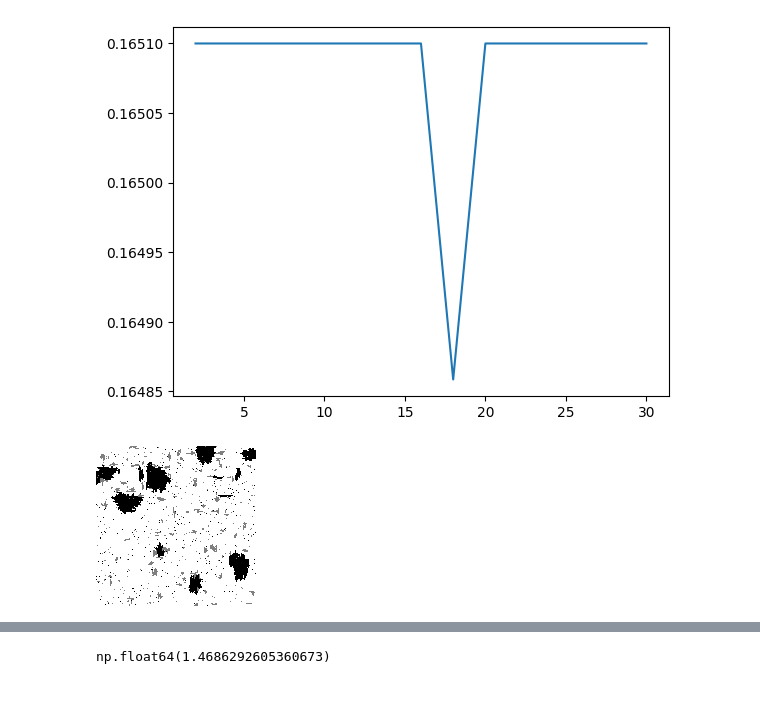
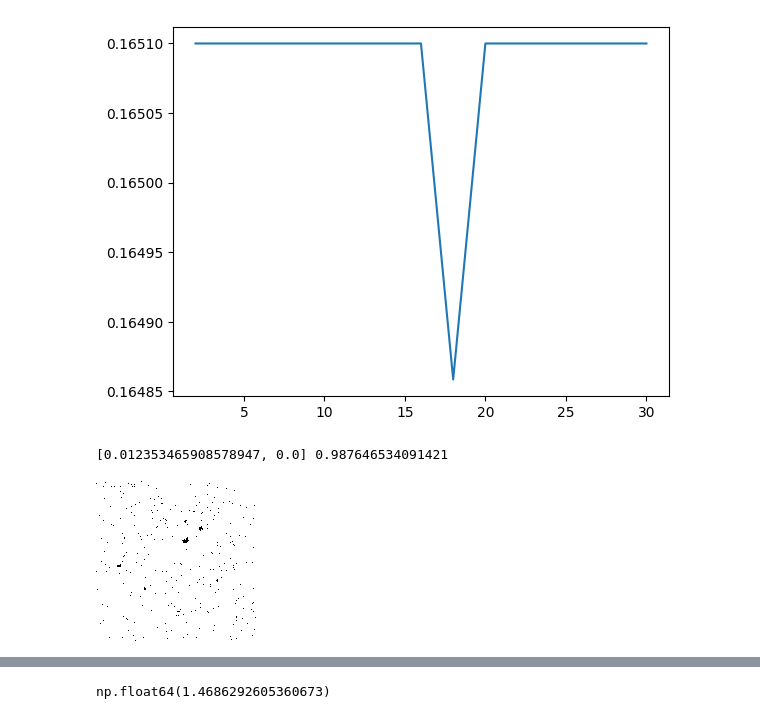
Before and after one commit to AadiDev005/Paraffin-EG-Model, a Jupyter notebook: dataset_generator.ipynb, the cells around one changed output, grey strips where cells are left out. Drawn from its saved outputs; the diff is of its cells as text; code cells hidden in the pictures.

```diff
--- a/dataset_generator.ipynb
+++ b/dataset_generator.ipynb
@@ -119,11 +121,14 @@ def generateSample3(rows, cols, coreProb, growthProb, wtPercent):
 
     return grid
 
-def generateHybridSample(rows, cols, coreProbs, growthProbs, vols):
+def generateHybridSample2(rows, cols, coreProbs, growthProbs, wts, densities, absorptionRates, nonGrowthDensity):
     numMaterials=len(coreProbs)
     materials=[i/numMaterials for i in range(numMaterials)]
     grid=[[1]*cols for i in range(rows)]
     cores=[[] for i in range(numMaterials)]
+    totVol=sum([wt/d for wt, d in zip(wts, densities)])+(100-sum(wts))/nonGrowthDensity
+    vols=[(wt/d)/a/totVol for wt, d, a in zip(wts, densities, absorptionRates)]
+    print(vols, 1-sum(vols))
     currVols=[0 for i in range(numMaterials)]
     vol=0
 
@@ -142,6 +147,8 @@ def generateHybridSample(rows, cols, coreProbs, growthProbs, vols):
 
     for i in range(numMaterials):
         for _ in range(int(rows*cols*0.01)):  # Adjust sparsity factor
+            if currVols[i]/(rows*cols)>=vols[i]:
+                break
             row, col=random.randint(0, rows-1), random.randint(0, cols-1)
             if grid[row][col]==1:
                 grid[row][col]=materials[i]
@@ -150,37 +157,39 @@ def generateHybridSample(rows, cols, coreProbs, growthProbs, vols):
     dirs = [[0,1],[0,-1],[1,1],[1,-1],[1,0],[-1,1],[-1,-1],[-1,0]]
     iters=0
     while any([currVol/(rows*cols)<endVol for currVol, endVol in zip(currVols, vols)]):
         for i in range(numMaterials):
             if currVols[i]/(rows*cols)>=vols[i]:
                 continue
             idx=random.randint(0, len(cores[i])-1)
             [currX, currY, vertGrowth, horGrowth]=cores[i][idx]
             adjNonGrowth=False
             for dir in dirs:
                 nx, ny=currX+dir[0], currY+dir[1]
                 if nx<0 or nx>=rows or ny<0 or ny>=cols:
                     continue
                 if dir[0]==0 and grid[nx][ny]==1 and random.random()<vertGrowth:
                     grid[nx][ny]=materials[i]
                     cores[i].append([nx, ny, vertGrowth, horGrowth])
                     currVols[i]+=1
                 if dir[1]==0 and grid[nx][ny]==1 and random.random()<horGrowth:
                     grid[nx][ny]=materials[i]
                     cores[i].append([nx, ny, vertGrowth, horGrowth])
                     currVols[i]+=1
                 if grid[nx][ny]==1:
                     adjNonGrowth=True
             if not adjNonGrowth:
                 cores[i][idx], cores[i][-1]=cores[i][-1], cores[i][idx]
                 cores[i].pop()
-
-
     return grid
 
-grid=generateHybridSample(160, 160, [0.0005, 0.005], [0.1, 0.1], [0.10, 0.05])
+# grid=generateHybridSample(160, 160, [0.0005, 0.005], [0.1, 0.1], [0.10, 0.05])
+# 269
+grid=generateHybridSample2(160, 160, [0.0005, 0.005], [0.1, 0.1], [3, 0], [2260, 2200], [1, 1], 914)
+# grid=generateHybridSample2(160, 160, [0.005], [0.1], [8], [2200], [1], 914)
 display(tensorToImageTransform(torch.tensor(grid, dtype=torch.float32)))
 # %% [output]
+[0.012353465908578947, 0.0] 0.987646534091421
-[figure, old version]
+[figure, new version]
 # %%
 import cProfile
 # grid=torch.rand((160, 160))
```
Also changed, not shown: parts of 26 cells of this notebook.
